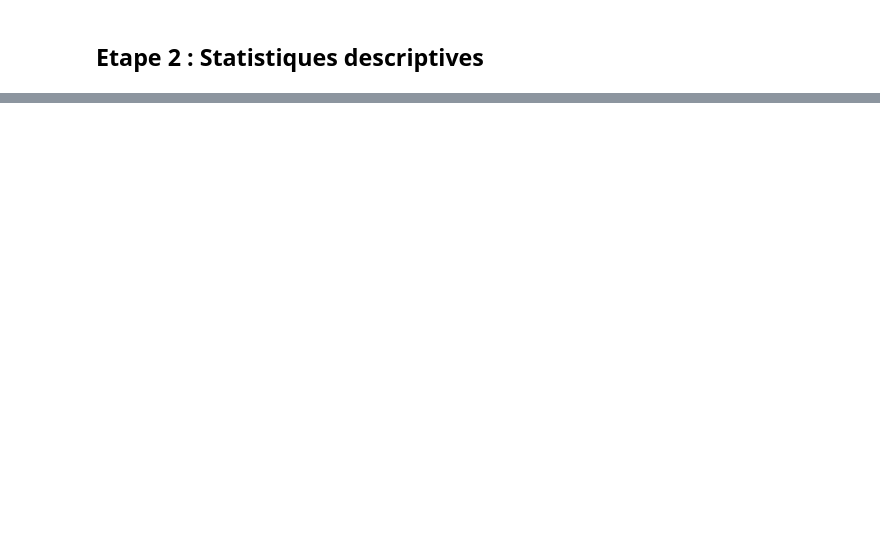
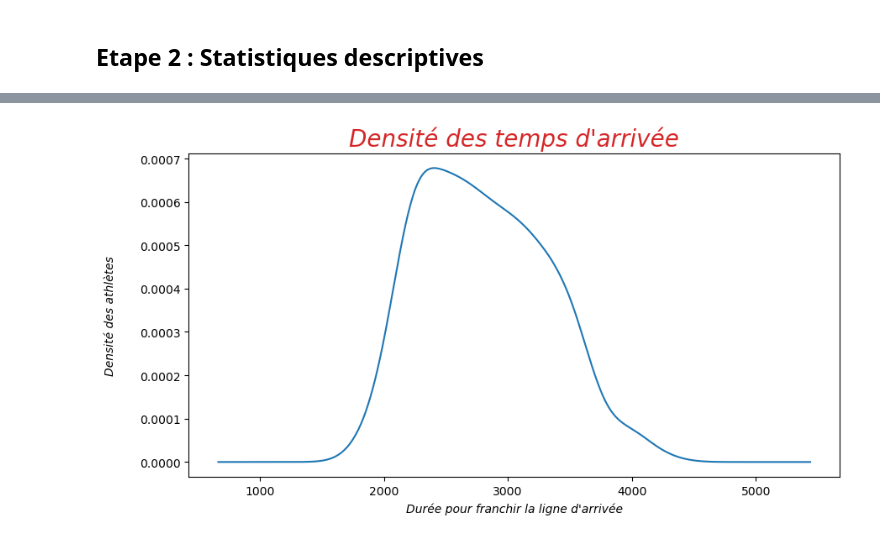
Before and after one commit to Kirscher/ResultAthle, a Jupyter notebook: eda.ipynb, the cells around one changed output, grey strips where cells are left out. Cells and saved outputs as stored; diff of their text form; code cells hidden in the pictures; blank space fills up the shorter version.

Commit message:
visu densité

```diff
--- a/eda.ipynb
+++ b/eda.ipynb
@@ -15,3 +17,6 @@ data.head()
 | 2 | MOULIN Loic | ARA | IR2 | 1992 | SEM | 0 days 00:32:01 | 0 days 00:01:03 | 1921.0 | MOULIN | Loic |
 | 3 | DEBROUCKER Guillaume | ARA | IR2 | 1982 | M1M | 0 days 00:32:15 | 0 days 00:01:17 | 1935.0 | DEBROUCKER | Guillaume |
 | 4 | KEMEI Charles | ARA | IR2 | 1984 | M0M | 0 days 00:32:40 | 0 days 00:01:42 | 1960.0 | KEMEI | Charles |
+# %%
+data['h_duration'] = data['duration'].apply(lambda x : pd.to_datetime(x,unit="s").strftime('%H:%M:%S'))
+data
@@ -17,0 +37,8 @@ data.head()
+# %%
+data['duration'].plot(kind='kde',figsize = (10,5))
+plt.title("Densité des temps d'arrivée", color= 'tab:red', fontsize = '20', fontstyle = 'oblique')
+plt.xlabel("Durée pour franchir la ligne d'arrivée", fontstyle = 'italic', labelpad=5)
+plt.ylabel("Densité des athlètes", fontstyle = 'italic', labelpad=20)
+plt.show()
+# %% [output]
+[figure, added]
```
Also changed, not shown: parts of 2 cells of this notebook.
